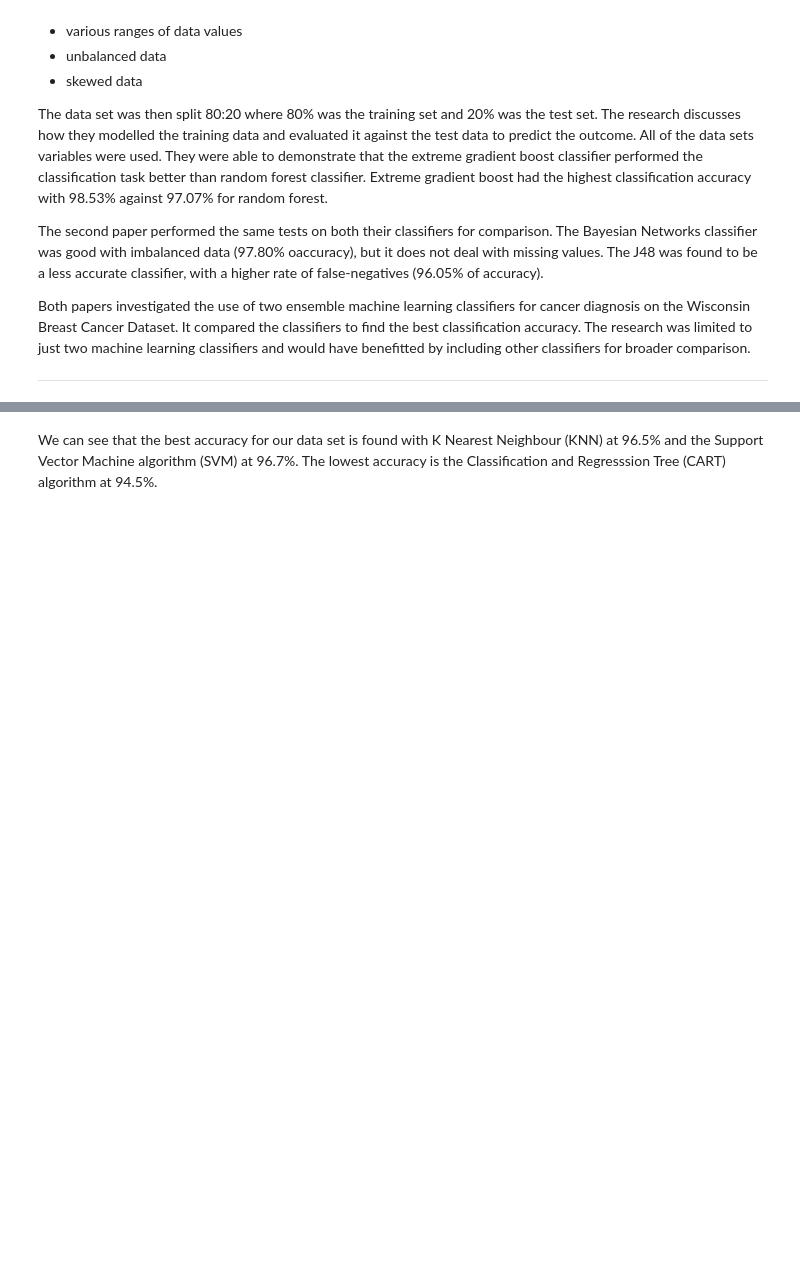
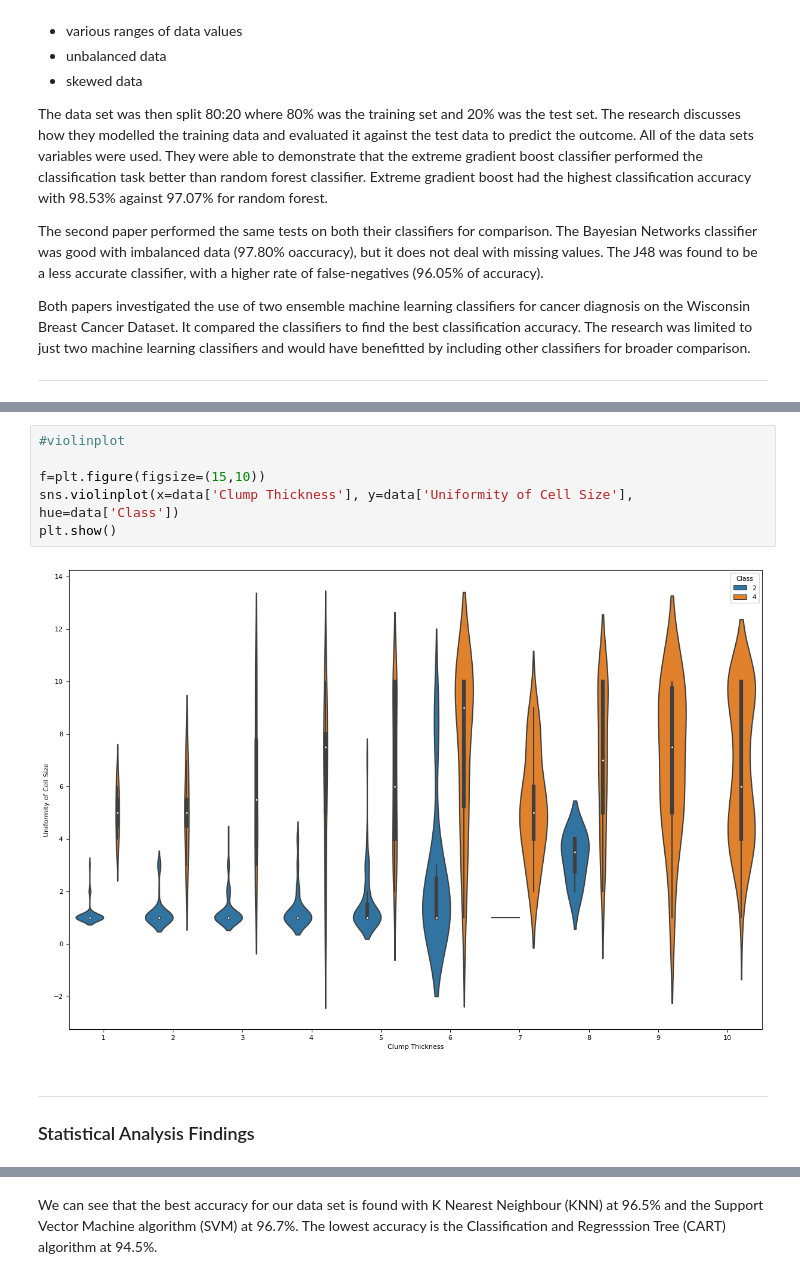
Before and after one commit to SaydsC/PfDAProject2, a Jupyter notebook: Project 2 Programming for Data Analysis.ipynb, the cells around one changed output, grey strips where cells are left out. Cells and saved outputs as stored; diff of their text form; blank space fills up the shorter version.

```diff
--- a/Project 2 Programming for Data Analysis.ipynb
+++ b/Project 2 Programming for Data Analysis.ipynb
@@ -214,2 +253,13 @@ pd.plotting.scatter_matrix(features, alpha = 0.3, figsize = (14,8), diagonal = '
+# %%
+#violinplot
+
+f=plt.figure(figsize=(15,10))
+sns.violinplot(x=data['Clump Thickness'], y=data['Uniformity of Cell Size'], hue=data['Class'])
+plt.show()
+# %% [output]
+[figure, added]
+# %% [markdown]
+****
+### Statistical Analysis Findings
 # %%
 #Comparing Machine Learning Algorithms (MLAs) are important to come out with the best-suited algorithm for a particular problem.
```
Also changed, not shown: parts of 13 cells of this notebook, 1 other file.
